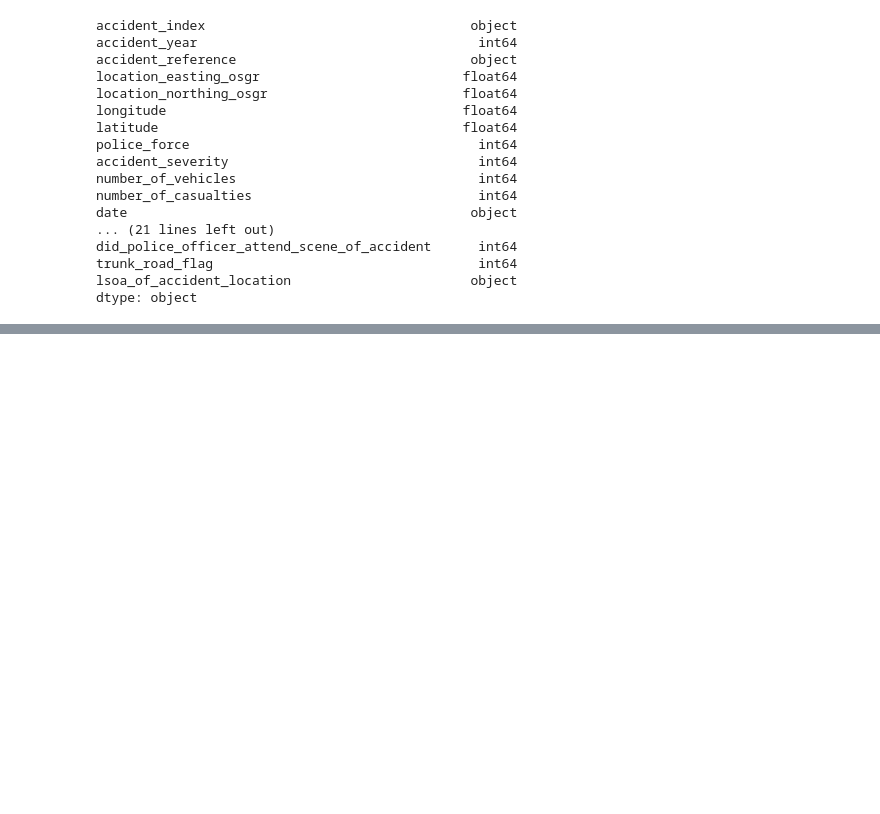
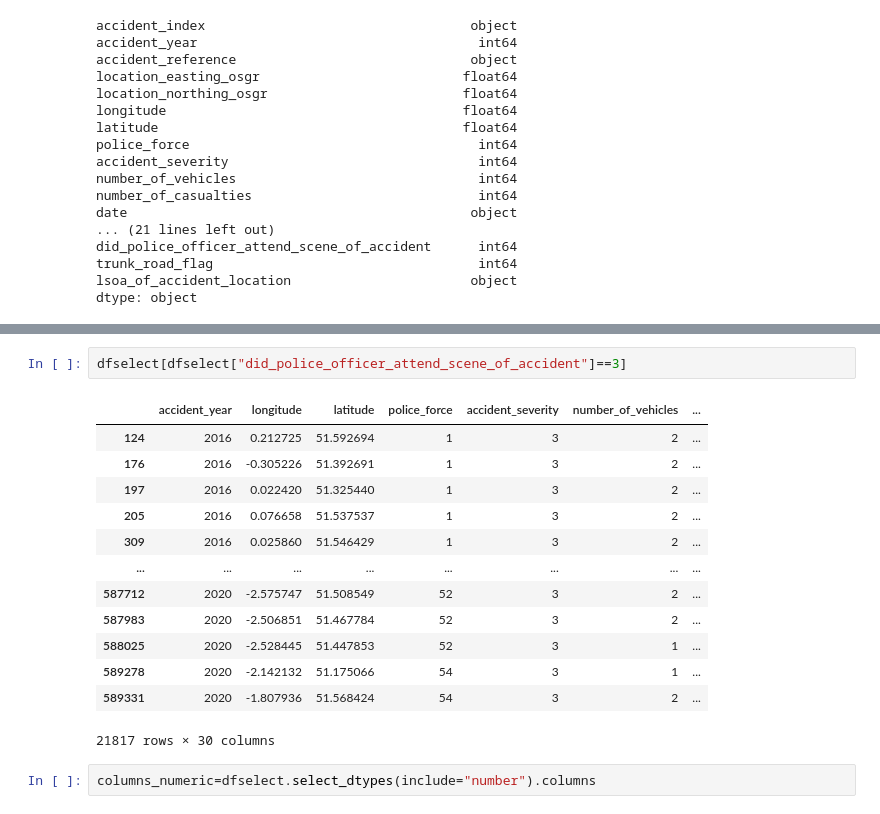
Before and after one commit to BishengChen/AZML, a Jupyter notebook: roadsafety_accident.ipynb, the cells around one changed output, grey strips where cells are left out. Saved outputs shown, nothing was run; the diff lists cells and outputs as text; blank space fills up the shorter version.

```diff
--- a/roadsafety_accident.ipynb
+++ b/roadsafety_accident.ipynb
@@ -282,0 +306,18 @@ Name: time, Length: 597973, dtype: object
+# %%
+dfselect[dfselect["did_police_officer_attend_scene_of_accident"]==3]
+# %% [output]
+|  | accident_year | longitude | latitude | police_force | accident_severity | number_of_vehicles | ... |
+| 124 | 2016 | 0.212725 | 51.592694 | 1 | 3 | 2 | ... |
+| 176 | 2016 | -0.305226 | 51.392691 | 1 | 3 | 2 | ... |
+| 197 | 2016 | 0.022420 | 51.325440 | 1 | 3 | 2 | ... |
+| 205 | 2016 | 0.076658 | 51.537537 | 1 | 3 | 2 | ... |
+| 309 | 2016 | 0.025860 | 51.546429 | 1 | 3 | 2 | ... |
+| ... | ... | ... | ... | ... | ... | ... | ... |
+| 587712 | 2020 | -2.575747 | 51.508549 | 52 | 3 | 2 | ... |
+| 587983 | 2020 | -2.506851 | 51.467784 | 52 | 3 | 2 | ... |
+| 588025 | 2020 | -2.528445 | 51.447853 | 52 | 3 | 1 | ... |
+| 589278 | 2020 | -2.142132 | 51.175066 | 54 | 3 | 1 | ... |
+| 589331 | 2020 | -1.807936 | 51.568424 | 54 | 3 | 2 | ... |
+21817 rows × 30 columns
+# %%
+columns_numeric=dfselect.select_dtypes(include="number").columns
```
Also changed, not shown: parts of 37 cells of this notebook.
